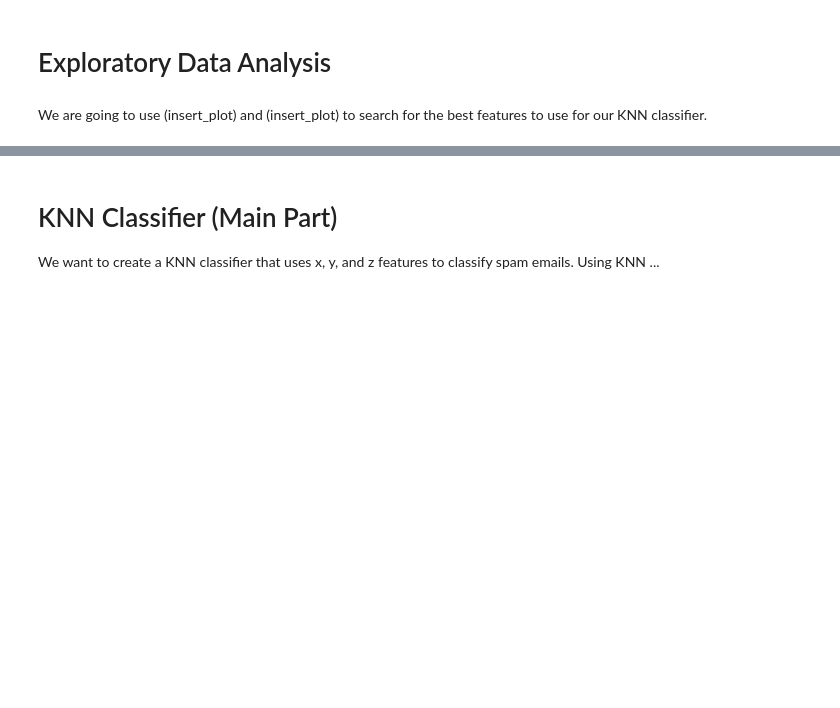
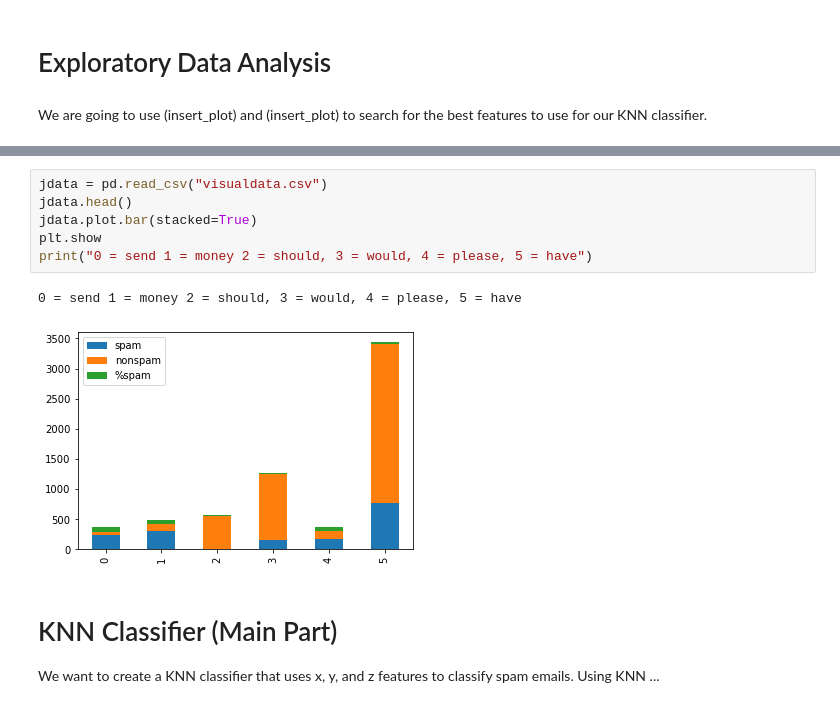
Before and after one commit to frab6562/CS105-Final_Project, a Jupyter notebook: Final_Project.ipynb, the cells around one changed output, grey strips where cells are left out. Cells and saved outputs as stored; diff of their text form; blank space fills up the shorter version.

```diff
--- a/Final_Project.ipynb
+++ b/Final_Project.ipynb
@@ -49,3 +63,12 @@ We are going to use (insert_plot) and (insert_plot) to search for the best featu
+# %%
+jdata = pd.read_csv("visualdata.csv")
+jdata.head()
+jdata.plot.bar(stacked=True)
+plt.show
+print("0 = send 1 = money 2 = should, 3 = would, 4 = please, 5 = have")
+# %% [output]
+0 = send 1 = money 2 = should, 3 = would, 4 = please, 5 = have
+[figure, added]
 # %% [markdown]
 # KNN Classifier (Main Part)
 We want to create a KNN classifier that uses x, y, and z features to classify spam emails. Using KNN ...
```
Also changed, not shown: parts of 7 cells of this notebook, 2 other files.
